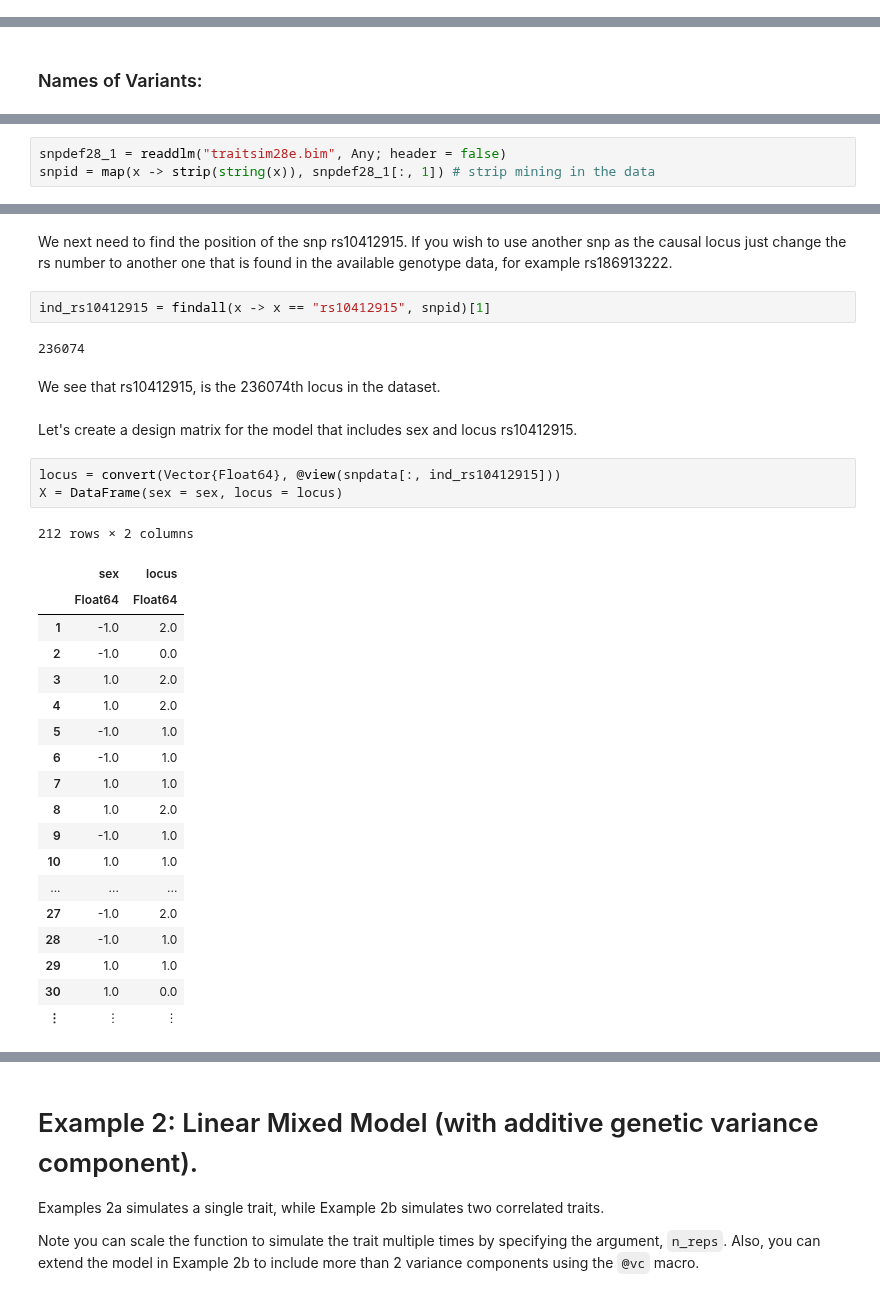
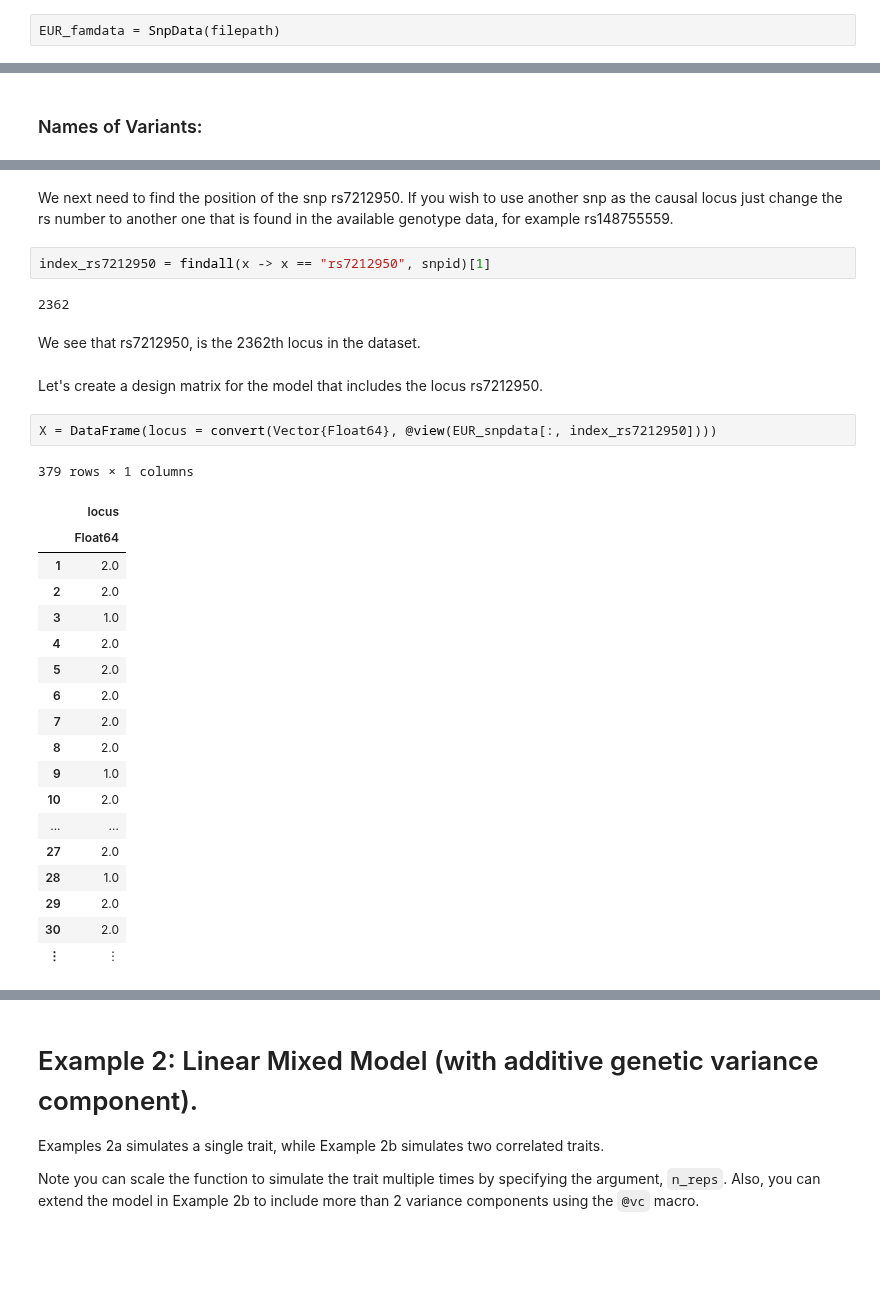
Before and after one commit to OpenMendel/TraitSimulation.jl, a Jupyter notebook: docs/TraitSimulation_28e.ipynb, the cells around one changed output, grey strips where cells are left out. Drawn from its saved outputs; the diff is of its cells as text; blank space fills up the shorter version.

```diff
--- a/docs/TraitSimulation_28e.ipynb
+++ b/docs/TraitSimulation_28e.ipynb
@@ -235,0 +91,2 @@ sex = map(x -> strip(x) == "F" ? -1.0 : 1.0, famfile[:, 5]) # note julia's terna
+# %%
+EUR_famdata = SnpData(filepath)
@@ -240,4 +115 @@ We will use snp rs10412915 as a covariate in our model.  We want to find the ind
 We first subset the names of all the loci into a vector called `snpid`
-# %%
-snpdef28_1 = readdlm("traitsim28e.bim", Any; header = false)
-snpid = map(x -> strip(string(x)), snpdef28_1[:, 1]) # strip mining in the data
@@ -262,36 +136,35 @@ snpid = map(x -> strip(string(x)), snpdef28_1[:, 1]) # strip mining in the data
 # %% [markdown]
-We next need to find the position of the snp rs10412915.  If you wish to use another snp as the causal locus just change the rs number to another one that is found in the available genotype data, for example rs186913222.
+We next need to find the position of the snp rs7212950.  If you wish to use another snp as the causal locus just change the rs number to another one that is found in the available genotype data, for example rs148755559.
 # %%
-ind_rs10412915 = findall(x -> x == "rs10412915", snpid)[1]
+index_rs7212950 = findall(x -> x == "rs7212950", snpid)[1]
 # %% [output]
-236074
+2362
 # %% [markdown]
-We see that rs10412915, is the 236074th locus in the dataset.
+We see that rs7212950, is the 2362th locus in the dataset.
 # %% [markdown]
-Let's create a design matrix for the model that includes sex and locus rs10412915.
+Let's create a design matrix for the model that includes the locus rs7212950.
-# %%
-locus = convert(Vector{Float64}, @view(snpdata[:, ind_rs10412915]))
-X = DataFrame(sex = sex, locus = locus)
-# %% [output]
-212 rows × 2 columns
-|  | sex | locus |
-|  | Float64 | Float64 |
-| 1 | -1.0 | 2.0 |
-| 2 | -1.0 | 0.0 |
-| 3 | 1.0 | 2.0 |
-| 4 | 1.0 | 2.0 |
-| 5 | -1.0 | 1.0 |
-| 6 | -1.0 | 1.0 |
-| 7 | 1.0 | 1.0 |
-| 8 | 1.0 | 2.0 |
-| 9 | -1.0 | 1.0 |
-| 10 | 1.0 | 1.0 |
-| ... | ... | ... |
-| 27 | -1.0 | 2.0 |
-| 28 | -1.0 | 1.0 |
-| 29 | 1.0 | 1.0 |
-| 30 | 1.0 | 0.0 |
-| ⋮ | ⋮ | ⋮ |
+# %%
+X = DataFrame(locus = convert(Vector{Float64}, @view(EUR_snpdata[:, index_rs7212950])))
+# %% [output]
+379 rows × 1 columns
+|  | locus |
+|  | Float64 |
+| 1 | 2.0 |
+| 2 | 2.0 |
+| 3 | 1.0 |
+| 4 | 2.0 |
+| 5 | 2.0 |
+| 6 | 2.0 |
+| 7 | 2.0 |
+| 8 | 2.0 |
+| 9 | 1.0 |
+| 10 | 2.0 |
+| ... | ... |
+| 27 | 2.0 |
+| 28 | 1.0 |
+| 29 | 2.0 |
+| 30 | 2.0 |
+| ⋮ | ⋮ |
 # %% [markdown]
 # Example 1 Generalized Linear Model:
 
```
Also changed, not shown: parts of 60 cells of this notebook.
